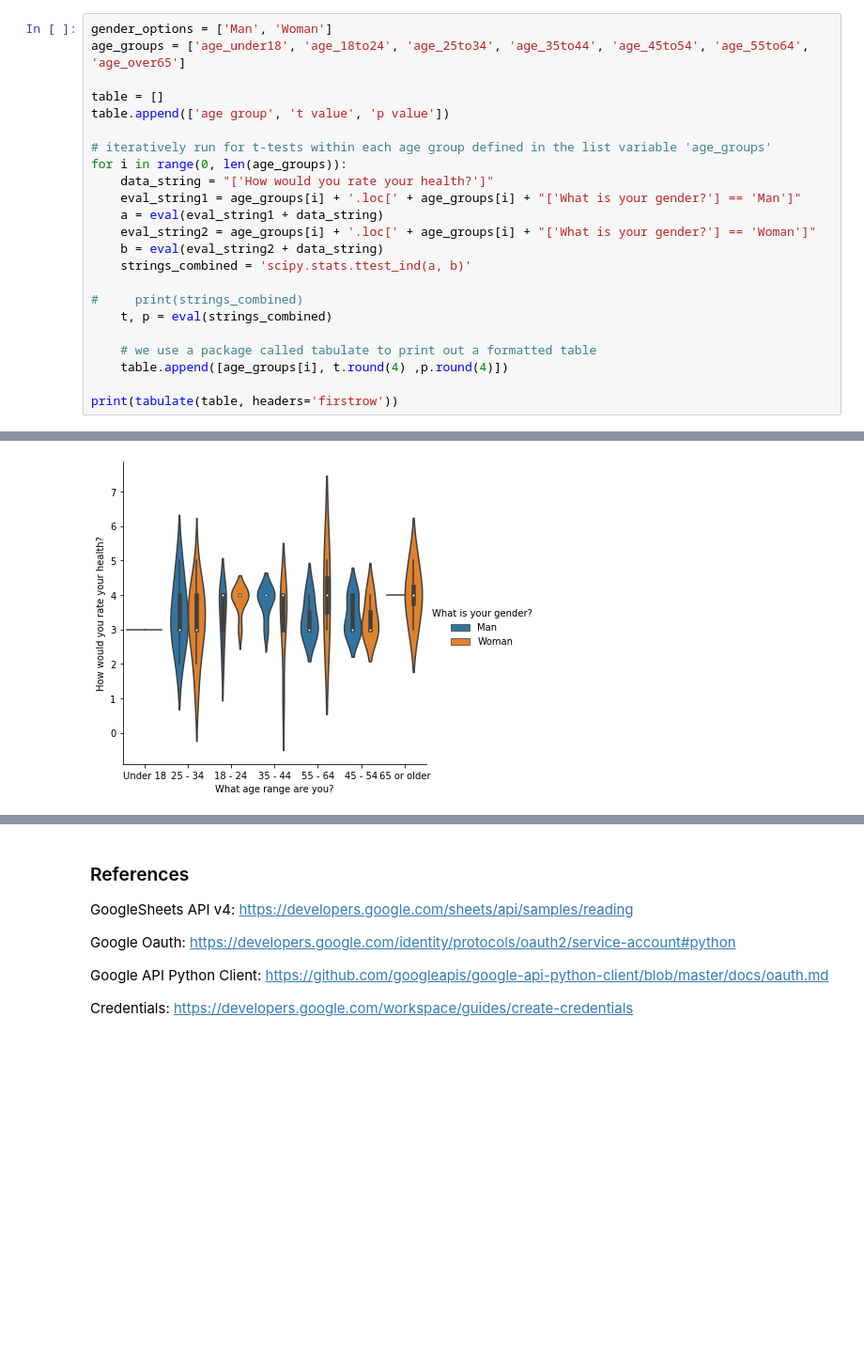
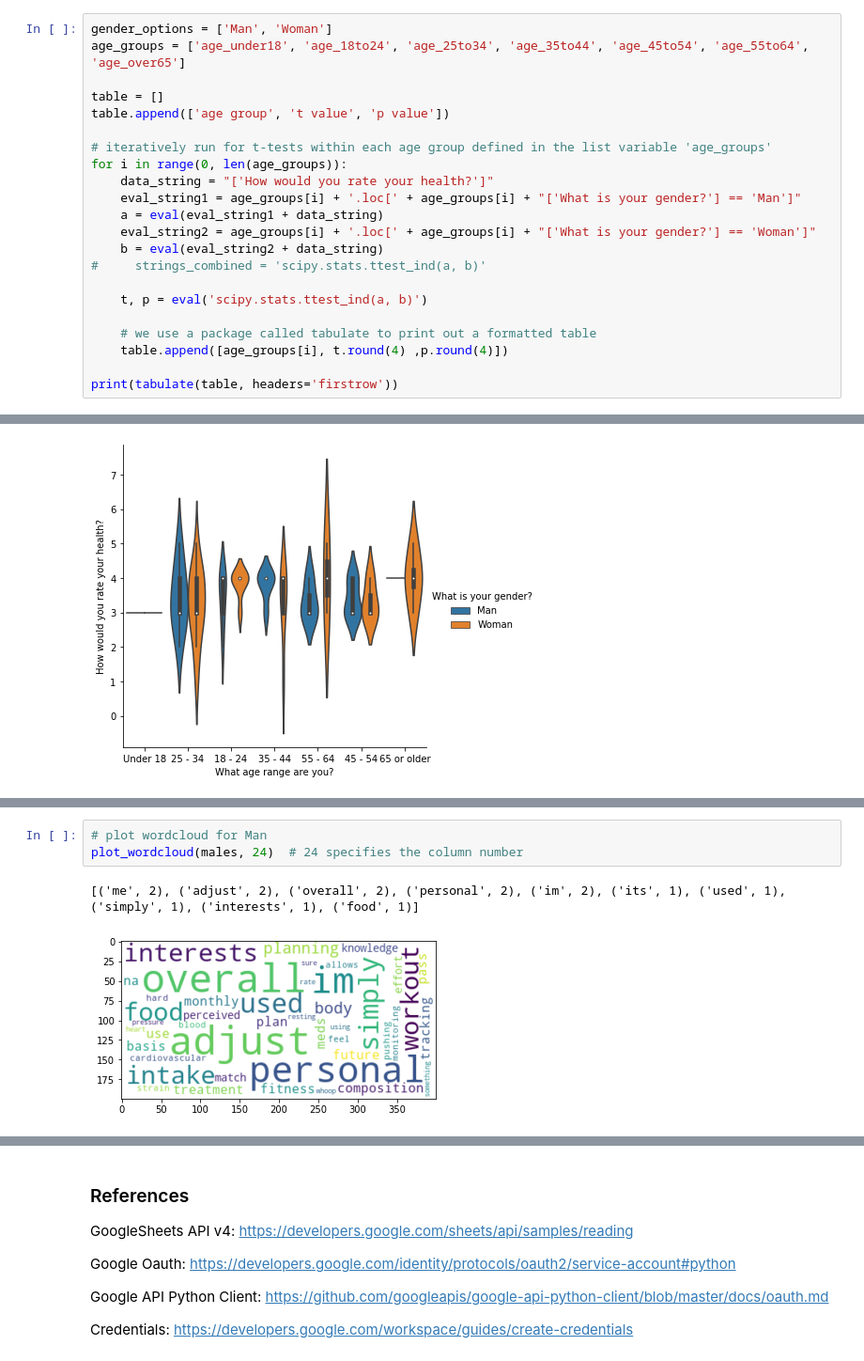
Before and after one commit to jeon11/quant-ux, a Jupyter notebook: GoogleSheets API and Data Analysis.ipynb, the cells around one changed output, grey strips where cells are left out. Shown: that part at 94% size. Drawn from its saved outputs; the diff is of its cells as text; blank space fills up the shorter version.

```diff
--- a/GoogleSheets API and Data Analysis.ipynb
+++ b/GoogleSheets API and Data Analysis.ipynb
@@ -239,10 +252,9 @@ for i in range(0, len(age_groups)):
     a = eval(eval_string1 + data_string)
     eval_string2 = age_groups[i] + '.loc[' + age_groups[i] + "['What is your gender?'] == 'Woman']"
     b = eval(eval_string2 + data_string)
-    strings_combined = 'scipy.stats.ttest_ind(a, b)'
+#     strings_combined = 'scipy.stats.ttest_ind(a, b)'
 
-#     print(strings_combined)
-    t, p = eval(strings_combined)
+    t, p = eval('scipy.stats.ttest_ind(a, b)')
 
     # we use a package called tabulate to print out a formatted table
     table.append([age_groups[i], t.round(4) ,p.round(4)])
@@ -269,0 +349,6 @@ age_plot = sns.catplot(x='What age range are you?', y='How would you rate your h
+# %%
+# plot wordcloud for Man
+plot_wordcloud(males, 24)  # 24 specifies the column number
+# %% [output]
+[('me', 2), ('adjust', 2), ('overall', 2), ('personal', 2), ('im', 2), ('its', 1), ('used', 1), ('simply', 1), ('interests', 1), ('food', 1)]
+[figure, added]
```
Also changed, not shown: parts of 15 cells of this notebook.
